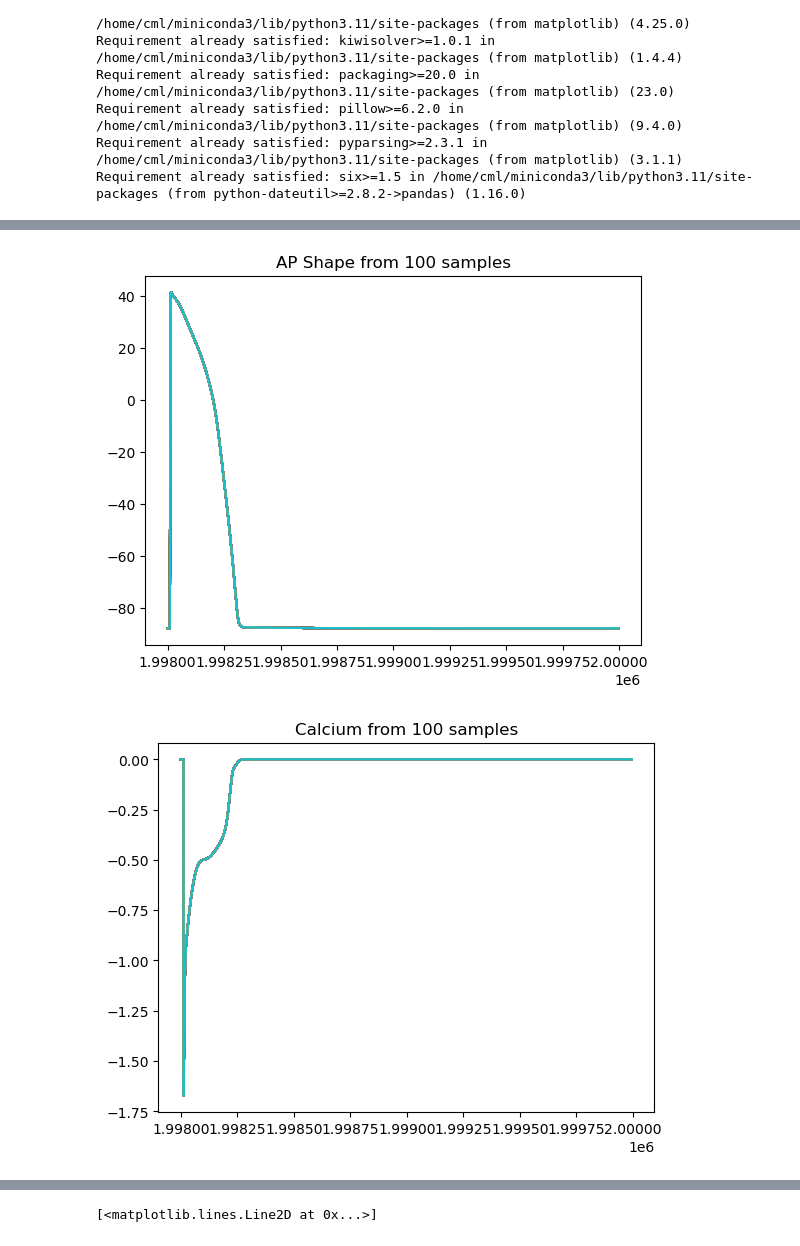
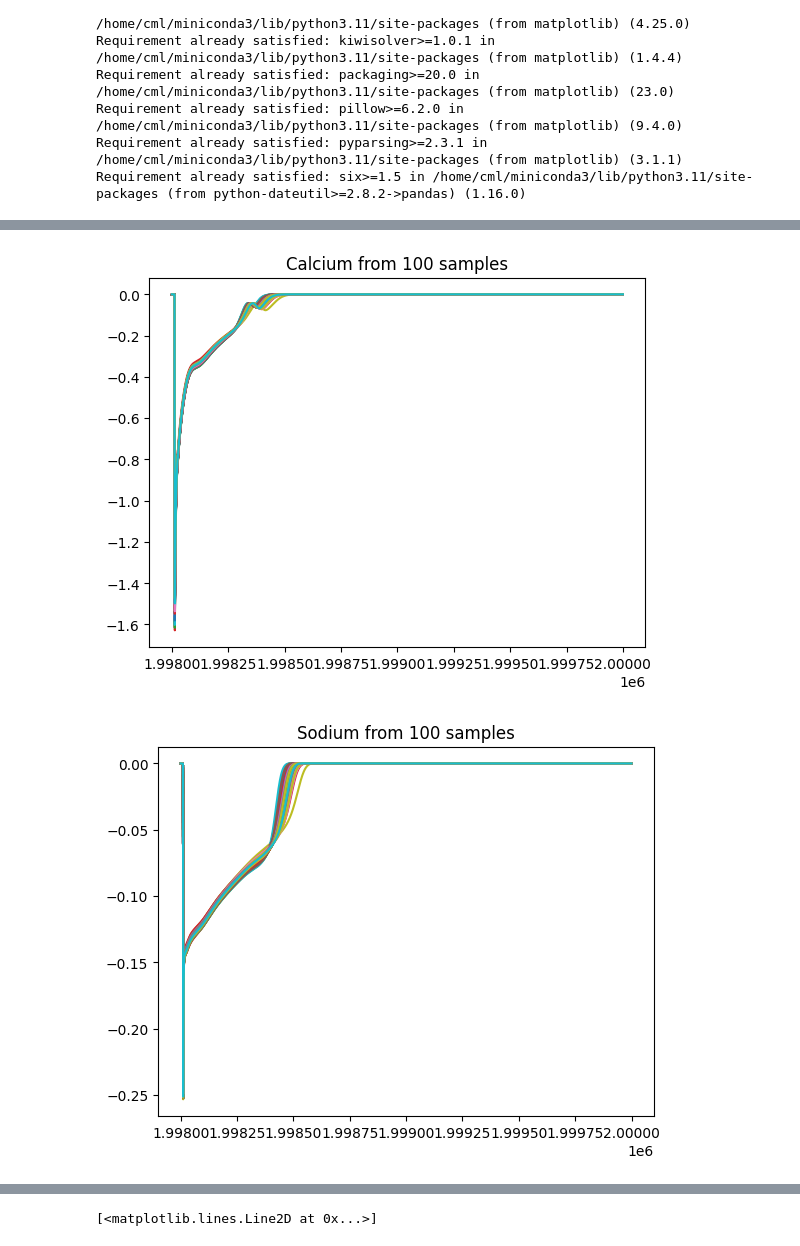
Before and after one commit to IritaSee/gpu_code_ground_up, a Jupyter notebook: result/parse.ipynb, the cells around one changed output, grey strips where cells are left out. Saved outputs shown, nothing was run; the diff lists cells and outputs as text; code cells hidden in the pictures.

Commit message:
remove old experiment result, add drug effect plot

```diff
--- a/result/parse.ipynb
+++ b/result/parse.ipynb
@@ -54,0 +72,10 @@ Requirement already satisfied: six>=1.5 in /home/cml/miniconda3/lib/python3.11/s
+# %%
+for corenum in range(100):
+    coredata = pd.read_csv('./paralel/drugeffect/'+str(corenum)+'.csv')
+    # plt.plot(coredata['time'][:6978], coredata['state'][:6978], label = "Sample #"+str(corenum))
+    # plt.legend()
+plt.plot(coredata['time'][:6978], coredata['state'][:6978], label = "Sample #"+str(corenum))
+plt.plot(control['time'][:6978], control['state'][:6978], label = "control", linestyle = 'dashdot')
+plt.title("AP Shape from 100 samples, with drug effect")
+plt.legend()
+plt.show()
@@ -55,20 +122,20 @@ Requirement already satisfied: six>=1.5 in /home/cml/miniconda3/lib/python3.11/s
 # %%
 for corenum in range(100):
-    coredata = pd.read_csv('./paralel/'+str(corenum)+'.csv')
-    plt.plot(coredata['time'][:6980], coredata['state'][:6980], label = "Sample #"+str(corenum))
+    coredata = pd.read_csv('./paralel/drugeffect/'+str(corenum)+'.csv')
+    plt.plot(coredata['time'][:6978], coredata['ICaL'][:6978], label = "Sample #"+str(corenum))
     # plt.legend()
 
-plt.title("AP Shape from 100 samples")
+plt.title("Calcium from 100 samples")
 plt.show()
 # %% [output]
-[figure, old version]
+[figure, new version]
 # %%
 for corenum in range(100):
-    coredata = pd.read_csv('./paralel/'+str(corenum)+'.csv')
-    plt.plot(coredata['time'][:6978], coredata['ICaL'][:6978], label = "Sample #"+str(corenum))
+    coredata = pd.read_csv('./paralel/drugeffect/'+str(corenum)+'.csv')
+    plt.plot(coredata['time'][:6978], coredata['INaL'][:6978], label = "Sample #"+str(corenum))
     # plt.legend()
 
-plt.title("Calcium from 100 samples")
+plt.title("Sodium from 100 samples")
 plt.show()
 # %% [output]
-[figure, old version]
+[figure, new version]
```
Also changed, not shown: parts of 7 cells of this notebook, 7 other files.
